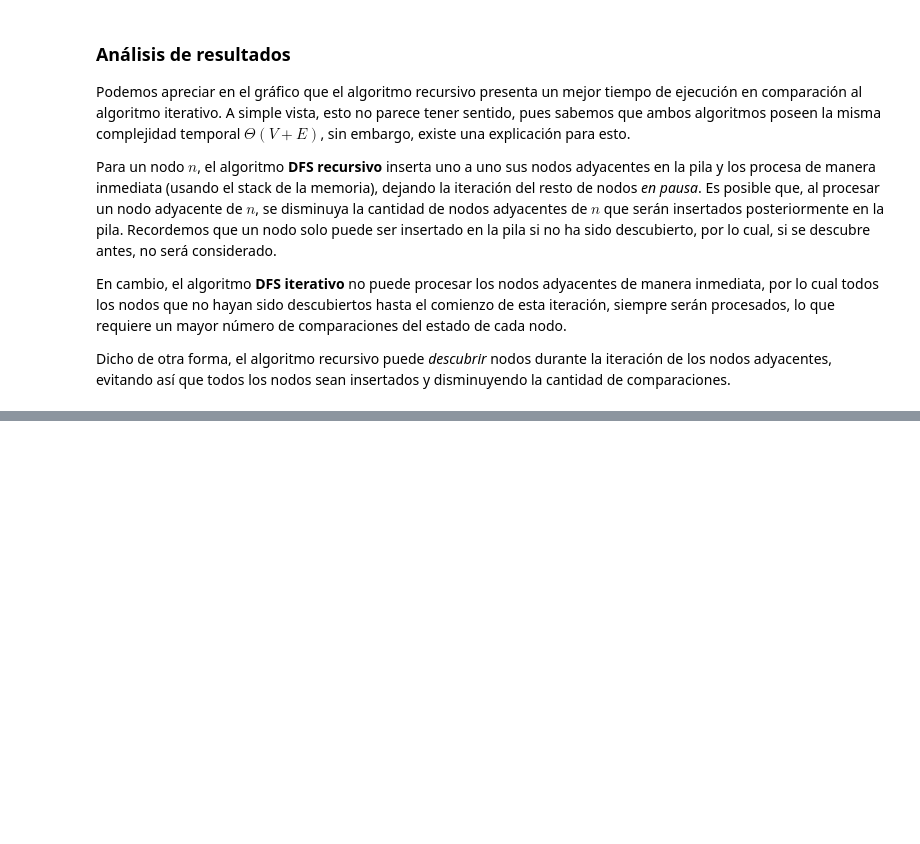
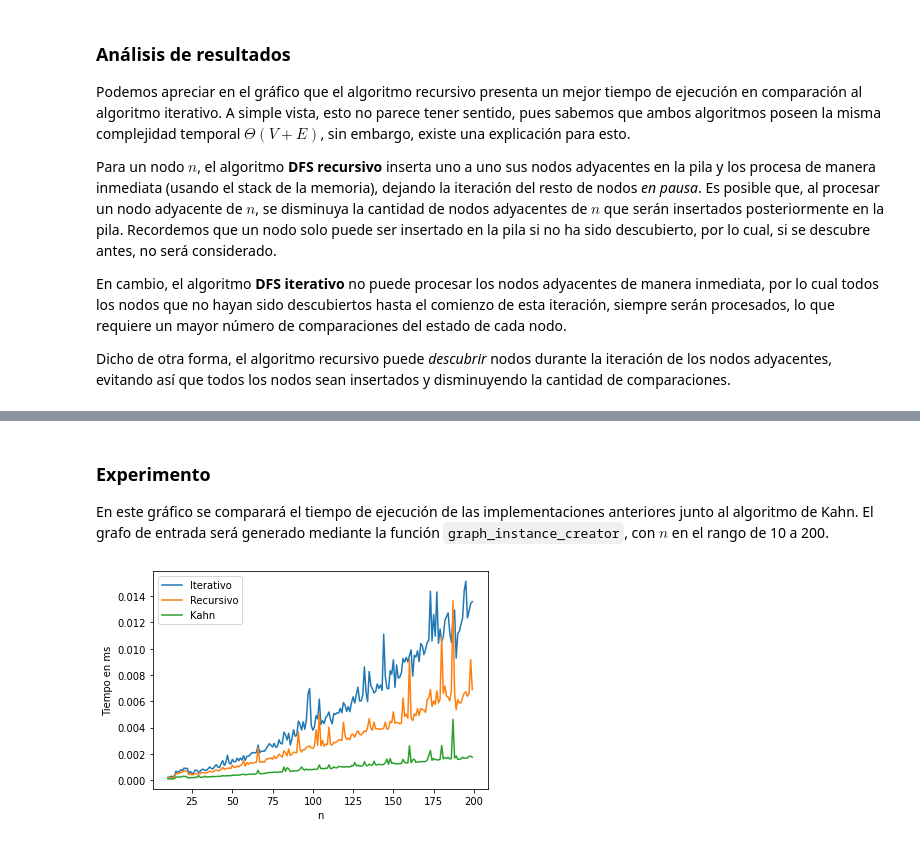
Before and after one commit to OscarRojasG/ADA-Informes, a Jupyter notebook: Informe10-TopologicalSort.ipynb, the cells around one changed output, grey strips where cells are left out. Saved outputs shown, nothing was run; the diff lists cells and outputs as text; code cells hidden in the pictures; blank space fills up the shorter version.

Commit message:
Se agrega segundo experimento

```diff
--- a/Informe10-TopologicalSort.ipynb
+++ b/Informe10-TopologicalSort.ipynb
@@ -38,7 +38,7 @@ def graph_to_nxdigraph(graph):
       nxdigraph.add_edge(i, v)
 
   for n in nxdigraph.nodes():
-    nxdigraph.nodes[n]['symbol'] = chr(ord('a') + n)
+    nxdigraph.nodes[n]['symbol'] = int_to_alpha(n)
 
   return nxdigraph
 
@@ -53,6 +53,9 @@ def draw_graph(G):
           node_size=1000, node_color='white', edgecolors='black')
   plt.show()
   plt.close()
+
+def int_to_alpha(n):
+  return chr(ord('a') + n)
 # %% [markdown]
 ### Topological Sort (DFS iterativo)
 # %%
@@ -407,0 +475,36 @@ Dicho de otra forma, el algoritmo recursivo puede *descubrir* nodos durante la i
+# %% [markdown]
+### Experimento
+
+En este gráfico se comparará el tiempo de ejecución de las implementaciones anteriores junto al algoritmo de Kahn. El grafo de entrada será generado mediante la función `graph_instance_creator`, con $n$ en el rango de 10 a 200.
+# %%
+import matplotlib.pyplot as plt
+import numpy as np
+from timeit import repeat
+
+x=[]; y1=[]; y2=[]; y3=[]
+
+for n in range(10,200):
+  G = graph_instance_creator(n)
+  G = graph_to_nxdigraph(G)
+  H = G.copy()
+  I = G.copy()
+
+  t1 = repeat(setup="from __main__ import topological_sort_iterativo", stmt=lambda: topological_sort_iterativo(G), repeat=1, number=10)
+  t2 = repeat(setup="from __main__ import topological_sort_recursivo", stmt=lambda: topological_sort_recursivo(H), repeat=1, number=10)
+  t3 = repeat(setup="from __main__ import khan", stmt=lambda: kahn(I), repeat=1, number=10)
+
+  x.append(n)
+  y1.append(t1)
+  y2.append(t2)
+  y3.append(t3)
+
+plt.plot(x,y1)
+plt.plot(x,y2)
+plt.plot(x,y3)
+plt.legend(["Iterativo", "Recursivo", "Kahn"])
+
+plt.xlabel('n')
+plt.ylabel('Tiempo en ms')
+plt.show()
+# %% [output]
+[figure, added]
```
Also changed, not shown: parts of 5 cells of this notebook.
